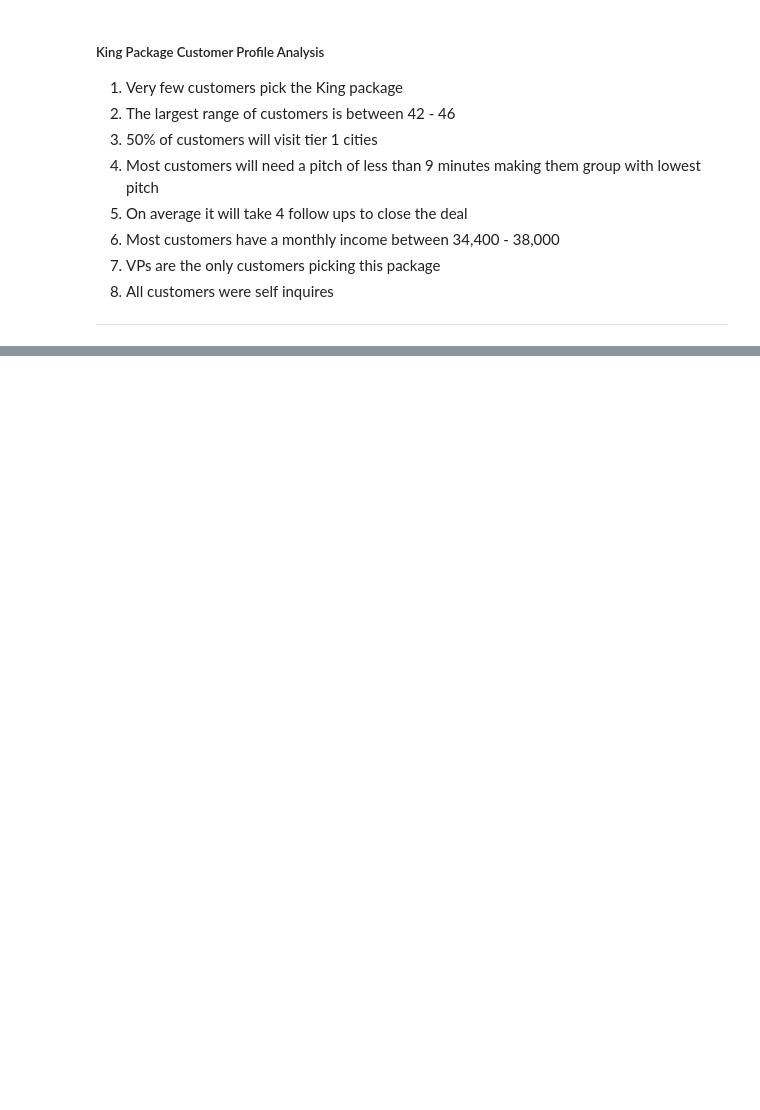
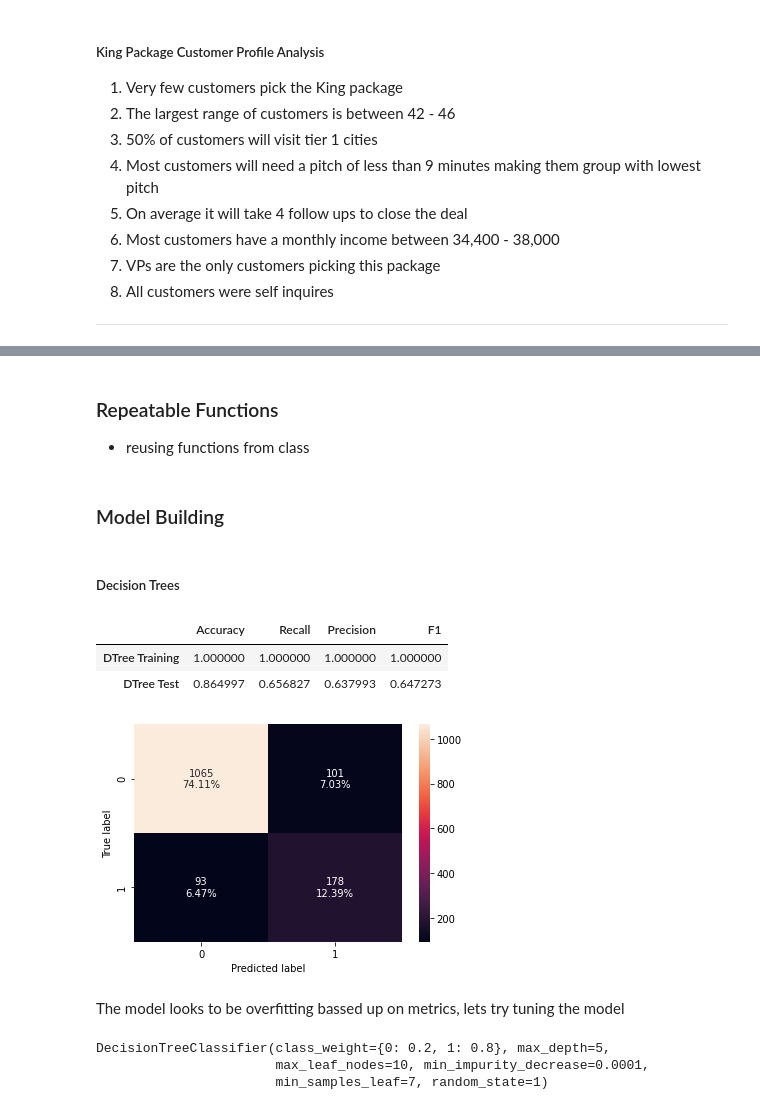
Before and after one commit to jarato123/AI-Class, a Jupyter notebook: Ensemble Techniques/ET Final Project/ET Final Project.ipynb, the cells around one changed output, grey strips where cells are left out. Saved outputs shown, nothing was run; the diff lists cells and outputs as text; code cells hidden in the pictures; blank space fills up the shorter version.

```diff
--- a/Ensemble Techniques/ET Final Project/ET Final Project.ipynb
+++ b/Ensemble Techniques/ET Final Project/ET Final Project.ipynb
@@ -736,0 +793,6 @@ king.describe().T
+# %%
+# creating a new data frame, dropping the customer interaction data and generating dummies
+df1 = df.copy()
+df1.drop(columns=['DurationOfPitch','NumberOfFollowups','ProductPitched','PitchSatisfactionScore'],inplace=True)
+df1 = pd.get_dummies(df1, columns=['TypeofContact', 'Occupation', 'Gender', 'MaritalStatus', 'Designation', 'CityTier'], drop_first=True)
+df1.head()
@@ -736,0 +843,3 @@ king.describe().T
+# %% [markdown]
+### Repeatable Functions
+* reusing functions from class
@@ -736,0 +877,61 @@ king.describe().T
+# %%
+def confusion_matrix_sklearn(model, predictors, target):
+    """
+    To plot the confusion_matrix with percentages
+
+    model: classifier
+    predictors: independent variables
+    target: dependent variable
+    """
+    y_pred = model.predict(predictors)
+    cm = confusion_matrix(target, y_pred)
+    labels = np.asarray(
+        [
+            ["{0:0.0f}".format(item) + "\n{0:.2%}".format(item / cm.flatten().sum())]
+            for item in cm.flatten()
+        ]
+    ).reshape(2, 2)
+
+    plt.figure(figsize=(6, 4))
+    sns.heatmap(cm, annot=labels, fmt="")
+    plt.ylabel("True label")
+    plt.xlabel("Predicted label")
+# %% [markdown]
+### Model Building
+# %% [markdown]
+##### Decision Trees
+# %%
+# Decision Tree
+
+dtree = DecisionTreeClassifier(random_state=1)
+dtree.fit(X_train, y_train)
+
+dtree_train_perf = model_performance_classification_sklearn(dtree, X_train, y_train)
+dtree_test_perf = model_performance_classification_sklearn(dtree, X_test, y_test)
+dtree_compare = dtree_train_perf.append(dtree_test_perf, ignore_index=True)
+dtree_compare.index = ['DTree Training','DTree Test']
+
+confusion_matrix_sklearn(dtree, X_test, y_test)
+dtree_compare.head()
+# %% [output]
+|  | Accuracy | Recall | Precision | F1 |
+| DTree Training | 1.000000 | 1.000000 | 1.000000 | 1.000000 |
+| DTree Test | 0.864997 | 0.656827 | 0.637993 | 0.647273 |
+[figure, added]
+# %% [markdown]
+The model looks to be overfitting bassed up on metrics, lets try tuning the model
+# %%
+dtree_tuned = DecisionTreeClassifier(class_weight={0: 0.2, 1:0.8}, random_state=1)
+
+dtree_parameters = {'max_depth': np.arange(2,10), 'min_samples_leaf': [1, 2, 5, 7], 'max_leaf_nodes': [2, 3, 5, 10], 'min_impurity_decrease': [0.0001, 0.001, 0.01, 0.1]}
+scorer = metrics.make_scorer(metrics.recall_score)
+
+dtree_grid_search = GridSearchCV(dtree_tuned, dtree_parameters, scoring = scorer, n_jobs = -1)
+dtree_grid_search = dtree_grid_search.fit(X_train, y_train)
+
+dtree_tuned = grid_search.best_estimator_
+dtree_tuned.fit(X_train, y_train)
+# %% [output]
+DecisionTreeClassifier(class_weight={0: 0.2, 1: 0.8}, max_depth=5,
+                       max_leaf_nodes=10, min_impurity_decrease=0.0001,
+                       min_samples_leaf=7, random_state=1)
```
Also changed, not shown: parts of 29 cells of this notebook.
